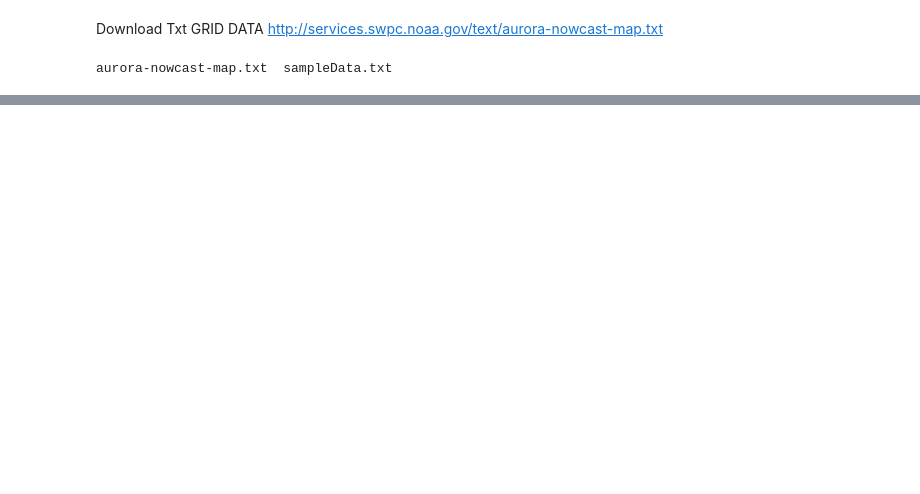
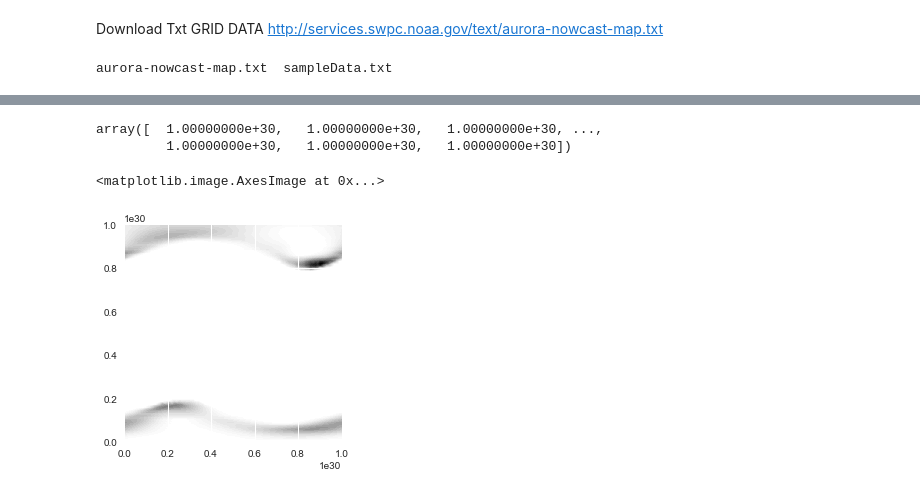
Before and after one commit to ax3l91/space-apps-2017-mayday-athens, a Jupyter notebook: AuroraNotebook.ipynb, the cells around one changed output, grey strips where cells are left out. Drawn from its saved outputs; the diff is of its cells as text; code cells hidden in the pictures; blank space fills up the shorter version.

```diff
--- a/AuroraNotebook.ipynb
+++ b/AuroraNotebook.ipynb
@@ -49,0 +134,10 @@ plt.show()
+# %%
+y[-1]
+# %% [output]
+array([  1.00000000e+30,   1.00000000e+30,   1.00000000e+30, ...,
+         1.00000000e+30,   1.00000000e+30,   1.00000000e+30])
+# %%
+plt.imshow(aurora,extent=[x[0][0],x[-1][-1],y[0][0],y[-1][-1]])
+# %% [output]
+<matplotlib.image.AxesImage at 0x...>
+[figure, added]
```
Also changed, not shown: parts of 12 cells of this notebook.
